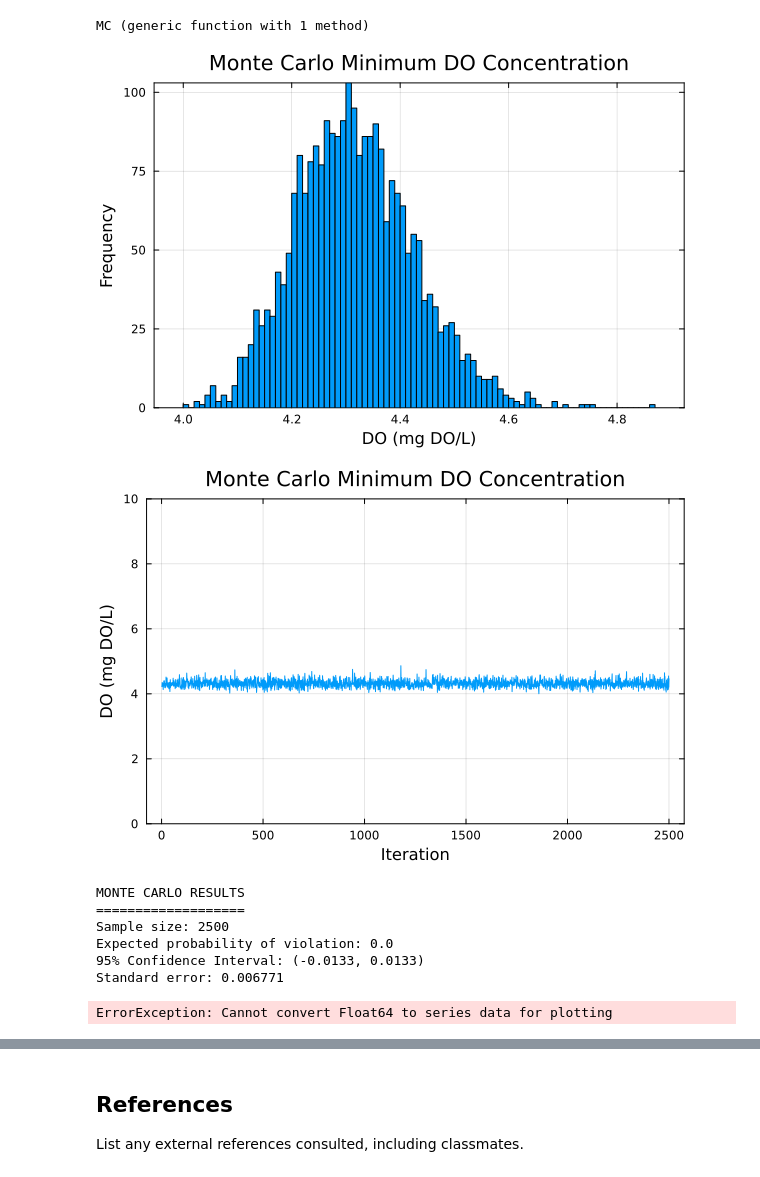
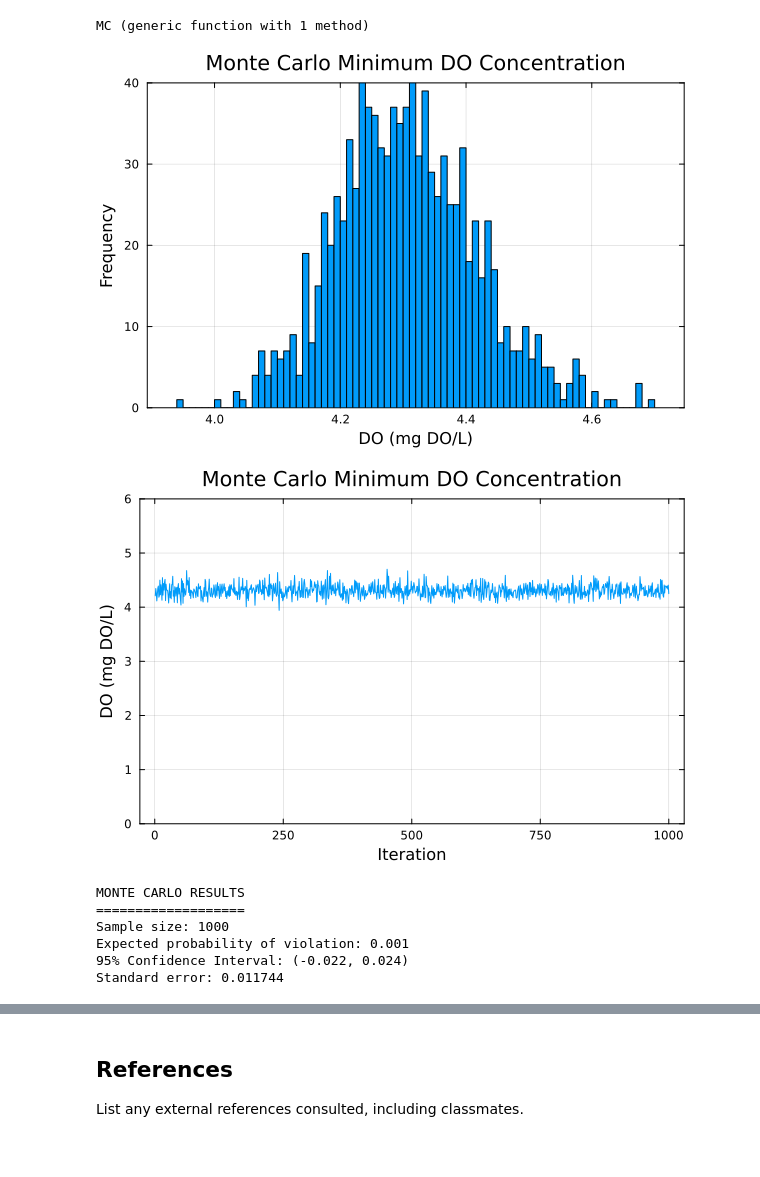
Before and after one commit to BEE4750-FA25/hw3-adrianhw3, a Jupyter notebook: hw03.ipynb, the cells around one changed output, grey strips where cells are left out. Drawn from its saved outputs; the diff is of its cells as text; code cells hidden in the pictures.

```diff
--- a/hw03.ipynb
+++ b/hw03.ipynb
@@ -283,7 +283,7 @@ If you treat only waste stream 1 (based on your analysis from Problem
 the river fails to comply with the regulatory standard of 4 mg/L? How
 did you decide that your Monte Carlo sample size was sufficiently large?
 # %%
-n = 2500
+n = 1000
 
 function MC(ka, kc, kn, n)
     #Spatial setup
@@ -338,12 +338,12 @@ monte = MC(ka, kc, kn, n);
 # %%
 histogram(monte, bins=100, title="Monte Carlo Minimum DO Concentration", xlabel="DO (mg DO/L)", ylabel="Frequency", legend=false, framestyle=:box)
 # %% [output]
-[figure, old version]
+[figure, new version]
 # %%
-p4 = plot(monte, title="Monte Carlo Minimum DO Concentration", xlabel="Iteration", ylabel="DO (mg DO/L)", legend=false, framestyle=:box, ylims=(0, 10))
+p4 = plot(monte, title="Monte Carlo Minimum DO Concentration", xlabel="Iteration", ylabel="DO (mg DO/L)", legend=false, framestyle=:box, ylims=(0, 6))
 display(p4)
 # %% [output]
-[figure, old version]
+[figure, new version]
 # %%
 violation_prob = zeros(length(monte))
 se = zeros(length(monte))
@@ -373,27 +373,7 @@ println("Standard error: $(round(final_se, digits=6))")
 # %% [output]
 MONTE CARLO RESULTS
 ===================
-Sample size: 2500
-Expected probability of violation: 0.0
-95% Confidence Interval: (-0.0133, 0.0133)
-Standard error: 0.006771
+Sample size: 1000
+Expected probability of violation: 0.001
+95% Confidence Interval: (-0.022, 0.024)
+Standard error: 0.011744
-# %%
-plt = plot(
-    final_prob, ribbon=1.96 * final_se,
-    xlim = (1, n),
-    ylim = (0, 0.1),
-    legend = :false,
-    xlabel="Iteration",
-    ylabel="Estimate",
-    left_margin=10mm,
-    bottom_margin=10mm,
-    right_margin=10mm,
-    color=:black,
-    linewidth=3
-)
-plot!(size=(1200, 500))
-
-hline!(plt, [0.0432], color="red",
-    linestyle=:dash)
-# %% [output]
-ErrorException: Cannot convert Float64 to series data for plotting
```
Also changed, not shown: parts of 2 cells of this notebook.
